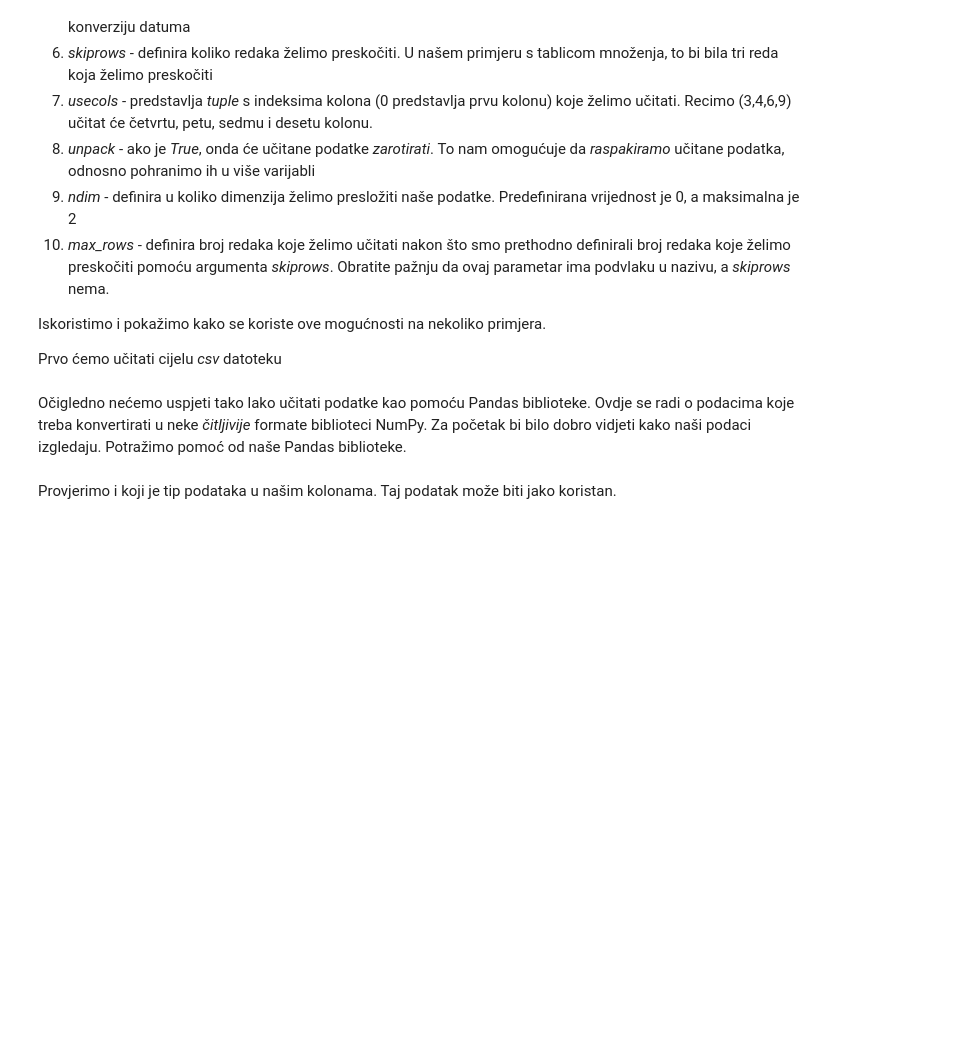
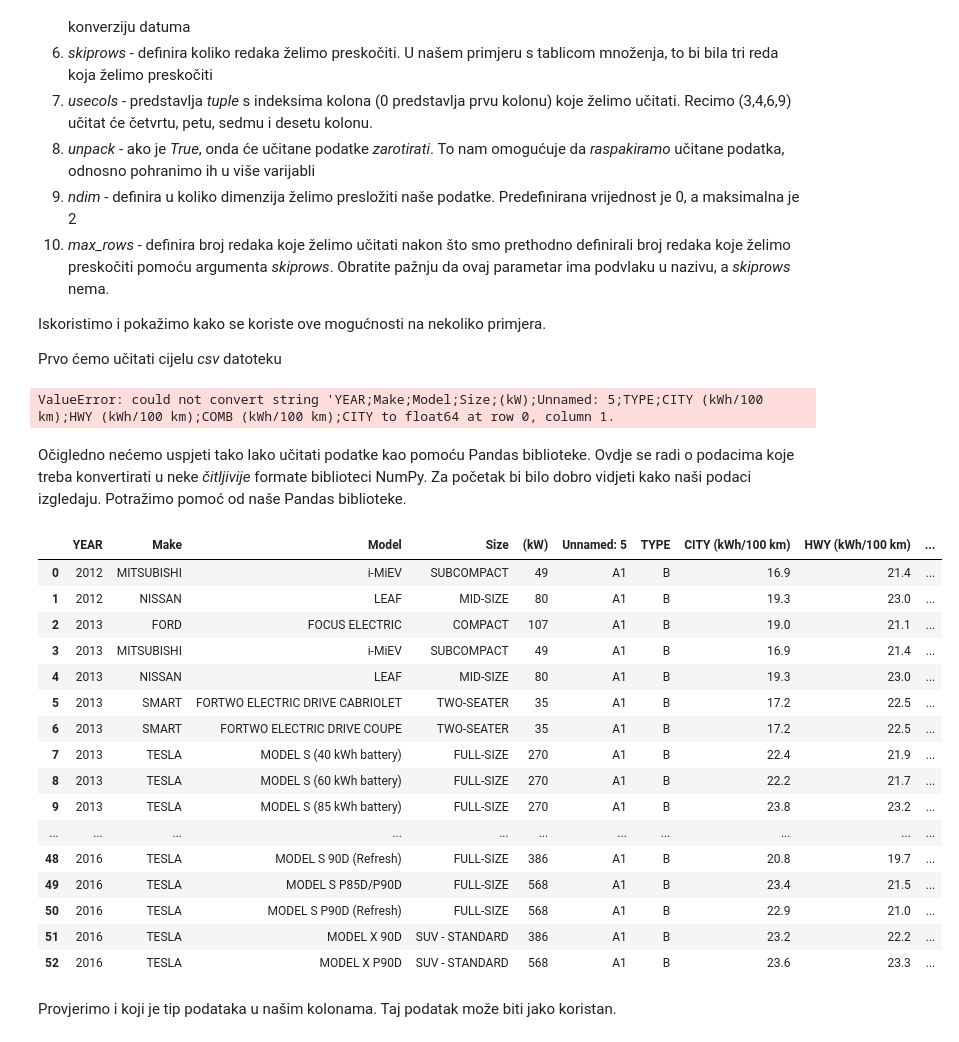
Before and after one commit to py-dev-algebra/py-jupyter-nb, a Jupyter notebook: 04 - NumPy/NumPy - Numerical Python Napredna primjena.ipynb, the cells around one changed output. Drawn from its saved outputs; the diff is of its cells as text; code cells hidden in the pictures; blank space fills up the shorter version.

```diff
--- a/04 - NumPy/NumPy - Numerical Python Napredna primjena.ipynb
+++ b/04 - NumPy/NumPy - Numerical Python Napredna primjena.ipynb
@@ -98,7 +156,35 @@ Lista argumenata za *loadtxt* metodu je:
 Iskoristimo i pokažimo kako se koriste ove mogućnosti na nekoliko primjera.
 
 Prvo ćemo učitati cijelu *csv* datoteku
+# %%
+e_cars_podaci = np.loadtxt('../Data/Vjezbe_Primjeri/e-cars.csv', delimiter=',')
+e_cars_podaci
+# %% [output]
+ValueError: could not convert string 'YEAR;Make;Model;Size;(kW);Unnamed: 5;TYPE;CITY (kWh/100 km);HWY (kWh/100 km);COMB (kWh/100 km);CITY to float64 at row 0, column 1.
 # %% [markdown]
 Očigledno nećemo uspjeti tako lako učitati podatke kao pomoću Pandas biblioteke. Ovdje se radi o podacima koje treba konvertirati u neke *čitljivije* formate biblioteci NumPy. Za početak bi bilo dobro vidjeti kako naši podaci izgledaju. Potražimo pomoć od naše Pandas biblioteke.
+# %%
+import pandas as pd
+
+e_cars_df = pd.read_csv('../Data/Vjezbe_Primjeri/e-cars.csv', delimiter=';')
+e_cars_df
+# %% [output]
+|  | YEAR | Make | Model | Size | (kW) | Unnamed: 5 | TYPE | CITY (kWh/100 km) | HWY (kWh/100 km) | ... |
+| 0 | 2012 | MITSUBISHI | i-MiEV | SUBCOMPACT | 49 | A1 | B | 16.9 | 21.4 | ... |
+| 1 | 2012 | NISSAN | LEAF | MID-SIZE | 80 | A1 | B | 19.3 | 23.0 | ... |
+| 2 | 2013 | FORD | FOCUS ELECTRIC | COMPACT | 107 | A1 | B | 19.0 | 21.1 | ... |
+| 3 | 2013 | MITSUBISHI | i-MiEV | SUBCOMPACT | 49 | A1 | B | 16.9 | 21.4 | ... |
+| 4 | 2013 | NISSAN | LEAF | MID-SIZE | 80 | A1 | B | 19.3 | 23.0 | ... |
+| 5 | 2013 | SMART | FORTWO ELECTRIC DRIVE CABRIOLET | TWO-SEATER | 35 | A1 | B | 17.2 | 22.5 | ... |
+| 6 | 2013 | SMART | FORTWO ELECTRIC DRIVE COUPE | TWO-SEATER | 35 | A1 | B | 17.2 | 22.5 | ... |
+| 7 | 2013 | TESLA | MODEL S (40 kWh battery) | FULL-SIZE | 270 | A1 | B | 22.4 | 21.9 | ... |
+| 8 | 2013 | TESLA | MODEL S (60 kWh battery) | FULL-SIZE | 270 | A1 | B | 22.2 | 21.7 | ... |
+| 9 | 2013 | TESLA | MODEL S (85 kWh battery) | FULL-SIZE | 270 | A1 | B | 23.8 | 23.2 | ... |
+| ... | ... | ... | ... | ... | ... | ... | ... | ... | ... | ... |
+| 48 | 2016 | TESLA | MODEL S 90D (Refresh) | FULL-SIZE | 386 | A1 | B | 20.8 | 19.7 | ... |
+| 49 | 2016 | TESLA | MODEL S P85D/P90D | FULL-SIZE | 568 | A1 | B | 23.4 | 21.5 | ... |
+| 50 | 2016 | TESLA | MODEL S P90D (Refresh) | FULL-SIZE | 568 | A1 | B | 22.9 | 21.0 | ... |
+| 51 | 2016 | TESLA | MODEL X 90D | SUV - STANDARD | 386 | A1 | B | 23.2 | 22.2 | ... |
+| 52 | 2016 | TESLA | MODEL X P90D | SUV - STANDARD | 568 | A1 | B | 23.6 | 23.3 | ... |
 # %% [markdown]
 Provjerimo i koji je tip podataka u našim kolonama. Taj podatak može biti jako koristan.
```
Also changed, not shown: parts of 11 cells of this notebook, 2 other files.
